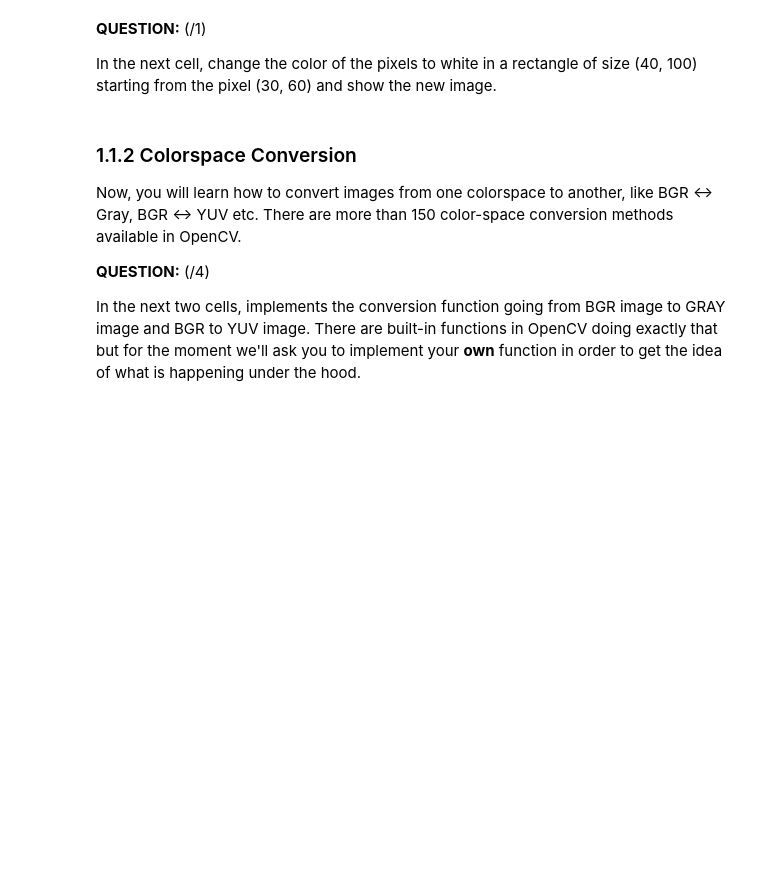
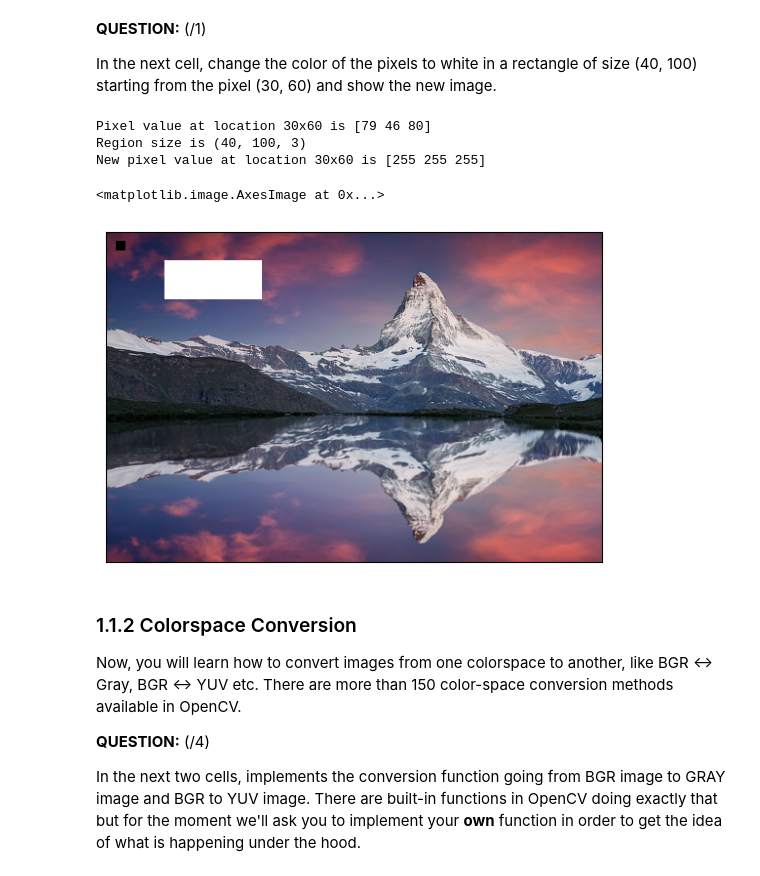
Before and after one commit to SeifLabib/Lab-in-Signal-Image-Processing, a Jupyter notebook: Lab1/01_introduction_image_processing_2024.ipynb, the cells around one changed output. Saved outputs shown, nothing was run; the diff lists cells and outputs as text; code cells hidden in the pictures; blank space fills up the shorter version.

```diff
--- a/Lab1/01_introduction_image_processing_2024.ipynb
+++ b/Lab1/01_introduction_image_processing_2024.ipynb
@@ -85,10 +108,32 @@ In the next cell, change the color of the pixels to white in a rectangle of size
 # %%
 # modifying pixel value
 
 ## YOUR CODE HERE
+pixel_row = 30
+pixel_col = 60
+
+# accessing pixel (pixel_x, pixel_y)
+print('Pixel value at location {}x{} is {}'.format(pixel_row, pixel_col, img[pixel_row, pixel_col]))
+
+row_region = 40
+col_region = 100
+
+img_region = img[pixel_row:pixel_row+row_region, pixel_col:pixel_col+col_region]
+print('Region size is {}'.format(img_region.shape))
+
+# modifying pixel value
+img[pixel_row, pixel_col] = [255, 255, 255]
+img[pixel_row:pixel_row+row_region, pixel_col:pixel_col+col_region] = [255, 255, 255]
+print('New pixel value at location {}x{} is {}'.format(pixel_row, pixel_col, img[pixel_row, pixel_col]))
 
 # Display the modified image with white rectangle
-display_image(img);
+display_image(img)
+# %% [output]
+Pixel value at location 30x60 is [79 46 80]
+Region size is (40, 100, 3)
+New pixel value at location 30x60 is [255 255 255]
+<matplotlib.image.AxesImage at 0x...>
+[figure, added]
 # %% [markdown]
 ### 1.1.2 Colorspace Conversion
 
```
Also changed, not shown: parts of 15 cells of this notebook.
